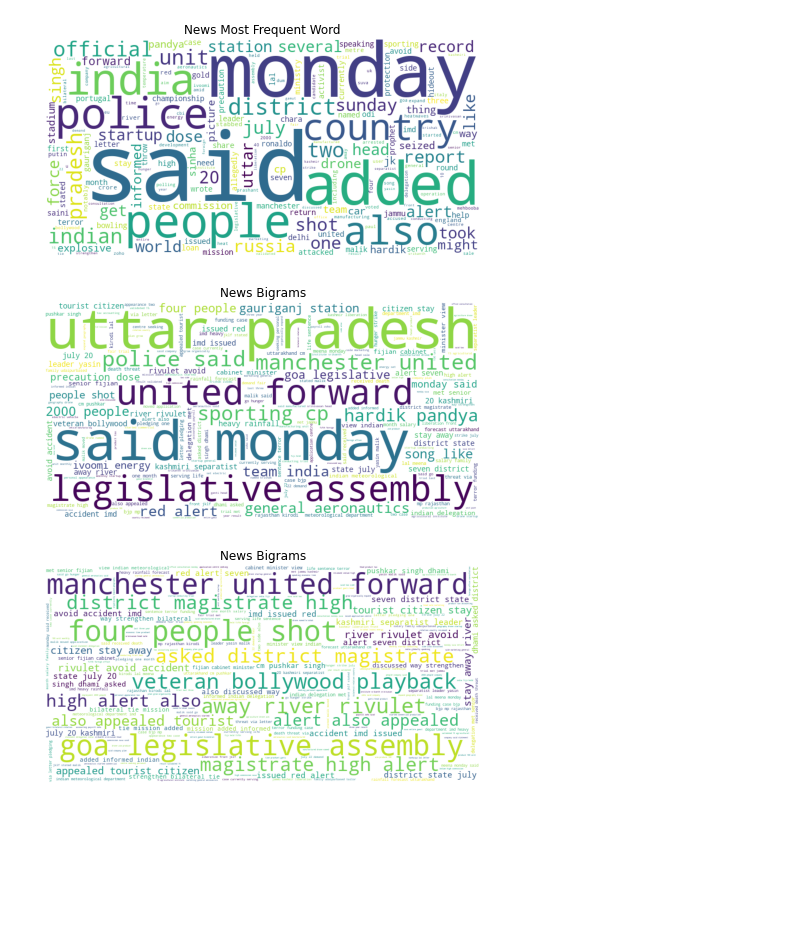
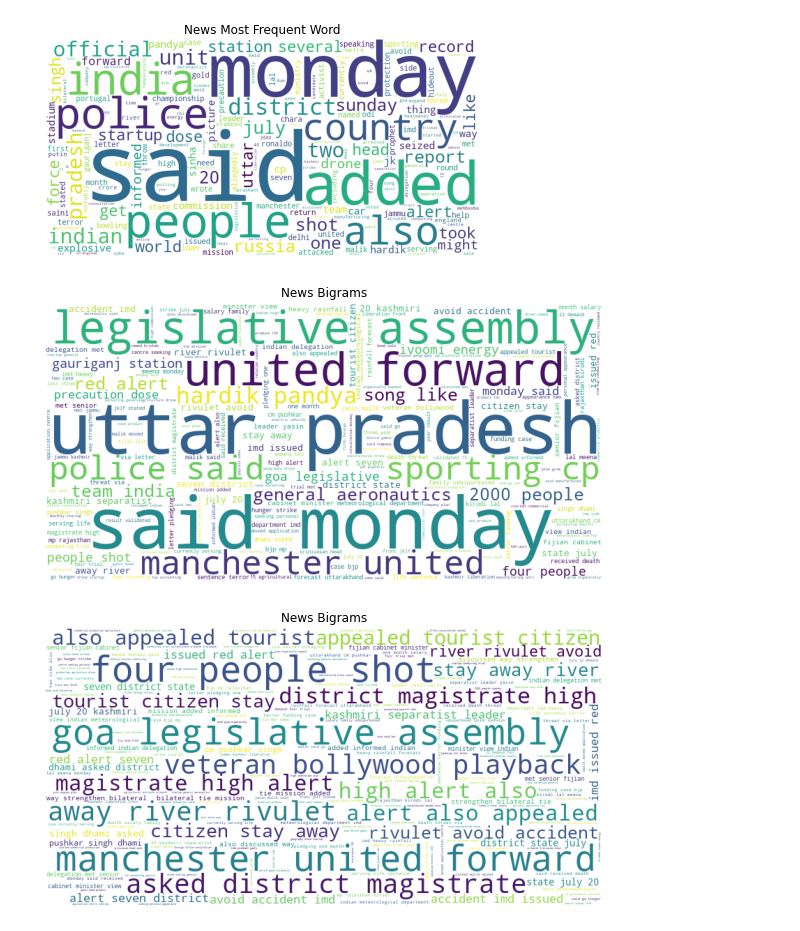
Before and after one commit to lochlynlaskowski/natural-language-processing-exercises, a Jupyter notebook: explore.ipynb, the cells around one changed output. Saved outputs shown, nothing was run; the diff lists cells and outputs as text; code cells hidden in the pictures; blank space fills up the shorter version.

```diff
--- a/explore.ipynb
+++ b/explore.ipynb
@@ -191,23 +273,23 @@ news_bigrams = (pd.Series(nltk.ngrams(all_words, 2))
 # %%
 data = {k[0] + ' ' + k[1]: v for k, v in news_bigrams}
 img = WordCloud(background_color='white', width=800, height=400).generate_from_frequencies(data)
-plt.figure(figsize=(8, 4))
+plt.figure(figsize=(10, 6))
 plt.imshow(img)
 plt.axis('off')
 plt.title('News Bigrams')
 plt.show()
 # %% [output]
-[figure, old version]
+[figure, new version]
 # %%
 news_trigrams = (pd.Series(nltk.ngrams(all_words, 3))
                       .value_counts().to_dict().items())
 # %%
 data = {k[0] + ' ' + k[1] + ' ' +k[2]: v for k, v in news_trigrams}
 img = WordCloud(background_color='white', width=800, height=400).generate_from_frequencies(data)
-plt.figure(figsize=(8, 4))
+plt.figure(figsize=(10, 6))
 plt.imshow(img)
 plt.axis('off')
 plt.title('News Bigrams')
 plt.show()
 # %% [output]
-[figure, old version]
+[figure, new version]
```
Also changed, not shown: parts of 9 cells of this notebook, 1 other file.
